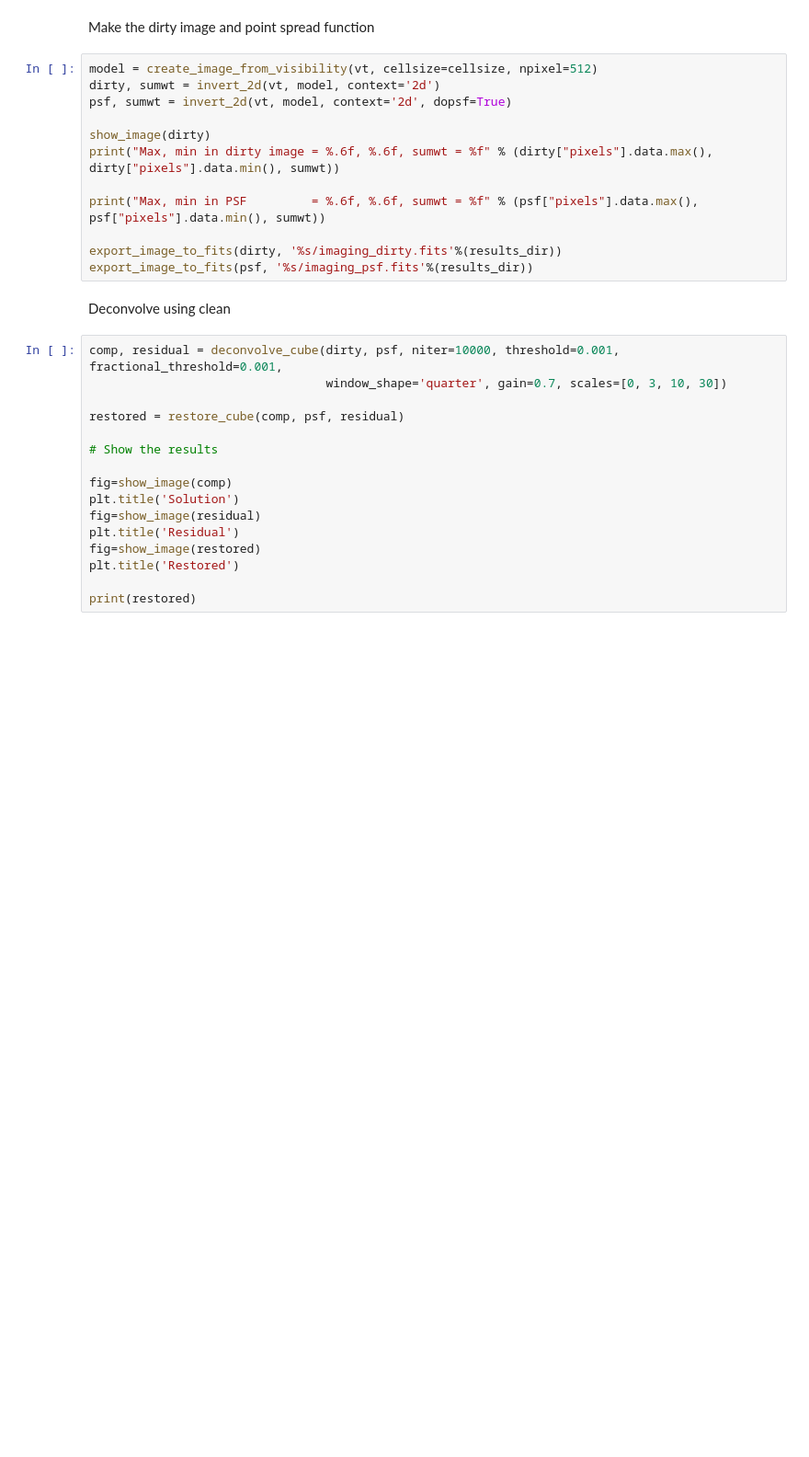
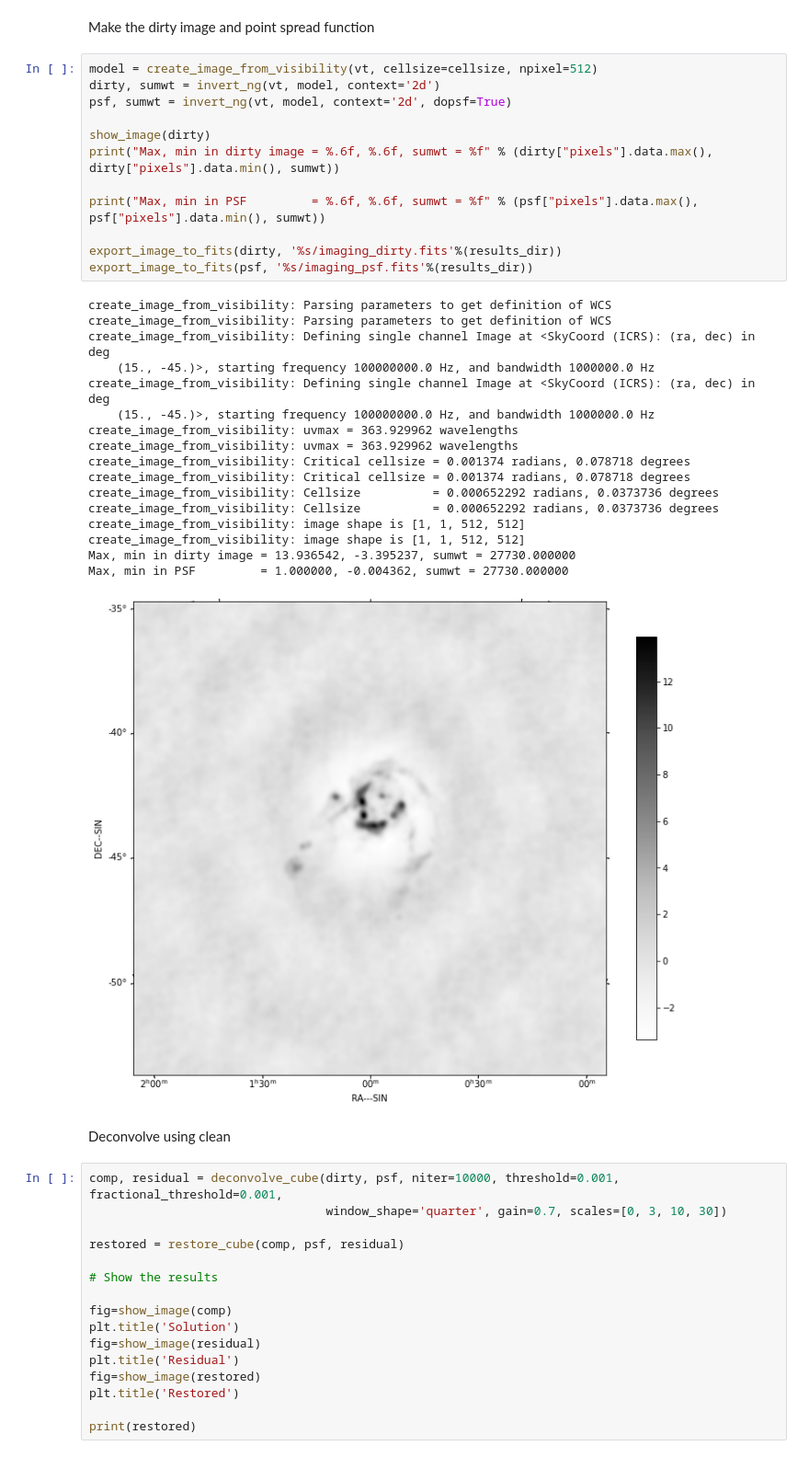
Before and after one commit to NLESC-quantum/rascil, a Jupyter notebook: examples/notebooks/imaging.ipynb, the cells around one changed output. Shown at 92% size. Saved outputs shown, nothing was run; the diff lists cells and outputs as text; blank space fills up the shorter version.

```diff
--- a/examples/notebooks/imaging.ipynb
+++ b/examples/notebooks/imaging.ipynb
@@ -143,16 +152,34 @@ plt.show()
 Make the dirty image and point spread function
 # %%
 model = create_image_from_visibility(vt, cellsize=cellsize, npixel=512)
-dirty, sumwt = invert_2d(vt, model, context='2d')
-psf, sumwt = invert_2d(vt, model, context='2d', dopsf=True)
+dirty, sumwt = invert_ng(vt, model, context='2d')
+psf, sumwt = invert_ng(vt, model, context='2d', dopsf=True)
 
 show_image(dirty)
 print("Max, min in dirty image = %.6f, %.6f, sumwt = %f" % (dirty["pixels"].data.max(), dirty["pixels"].data.min(), sumwt))
 
 print("Max, min in PSF         = %.6f, %.6f, sumwt = %f" % (psf["pixels"].data.max(), psf["pixels"].data.min(), sumwt))
 
 export_image_to_fits(dirty, '%s/imaging_dirty.fits'%(results_dir))
 export_image_to_fits(psf, '%s/imaging_psf.fits'%(results_dir))
+# %% [output]
+create_image_from_visibility: Parsing parameters to get definition of WCS
+create_image_from_visibility: Parsing parameters to get definition of WCS
+create_image_from_visibility: Defining single channel Image at <SkyCoord (ICRS): (ra, dec) in deg
+    (15., -45.)>, starting frequency 100000000.0 Hz, and bandwidth 1000000.0 Hz
+create_image_from_visibility: Defining single channel Image at <SkyCoord (ICRS): (ra, dec) in deg
+    (15., -45.)>, starting frequency 100000000.0 Hz, and bandwidth 1000000.0 Hz
+create_image_from_visibility: uvmax = 363.929962 wavelengths
+create_image_from_visibility: uvmax = 363.929962 wavelengths
+create_image_from_visibility: Critical cellsize = 0.001374 radians, 0.078718 degrees
+create_image_from_visibility: Critical cellsize = 0.001374 radians, 0.078718 degrees
+create_image_from_visibility: Cellsize          = 0.000652292 radians, 0.0373736 degrees
+create_image_from_visibility: Cellsize          = 0.000652292 radians, 0.0373736 degrees
+create_image_from_visibility: image shape is [1, 1, 512, 512]
+create_image_from_visibility: image shape is [1, 1, 512, 512]
+Max, min in dirty image = 13.936542, -3.395237, sumwt = 27730.000000
+Max, min in PSF         = 1.000000, -0.004362, sumwt = 27730.000000
+[figure, added]
 # %% [markdown]
 Deconvolve using clean
 # %%
```
Also changed, not shown: parts of 10 cells of this notebook, 3 other files.
